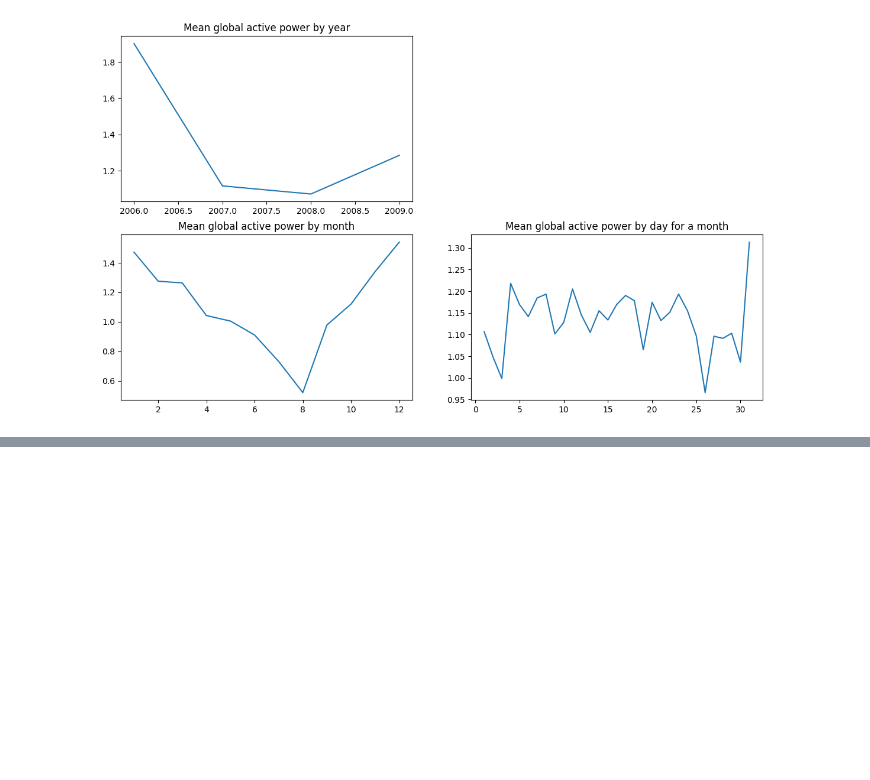
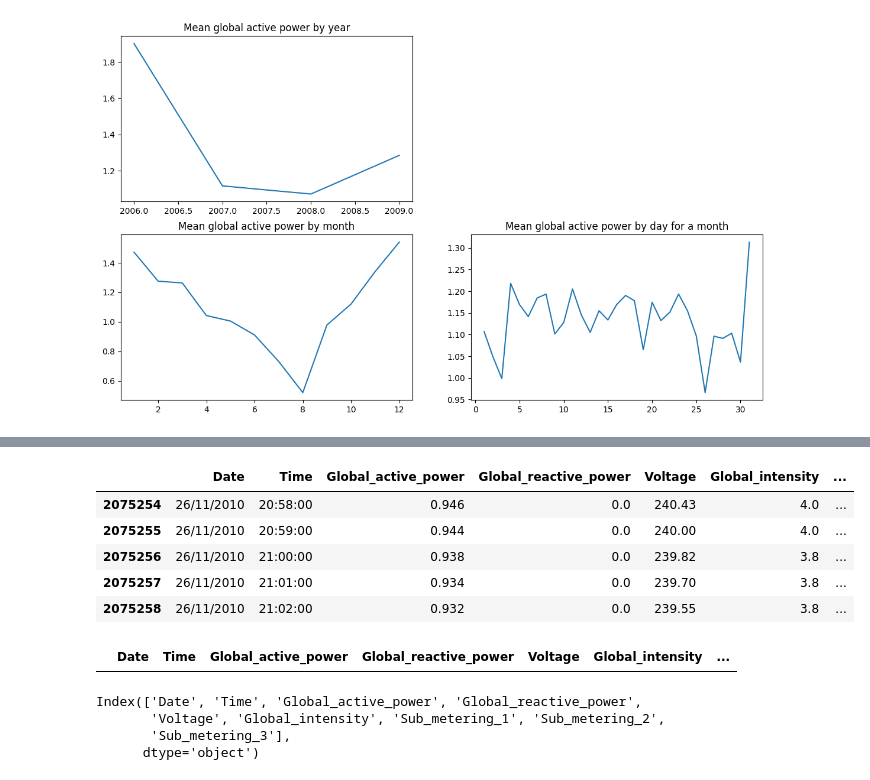
Before and after one commit to Sridevimesala/Energy_Prediction-, a Jupyter notebook: Energy_Predicition.ipynb, the cells around one changed output, grey strips where cells are left out. Drawn from its saved outputs; the diff is of its cells as text; code cells hidden in the pictures; blank space fills up the shorter version.

```diff
--- a/Energy_Predicition.ipynb
+++ b/Energy_Predicition.ipynb
@@ -470,0 +502,9 @@ y = df['Global_active_power'] # output
+# %%
+df.tail()
+# %% [output]
+|  | Date | Time | Global_active_power | Global_reactive_power | Voltage | Global_intensity | ... |
+| 2075254 | 26/11/2010 | 20:58:00 | 0.946 | 0.0 | 240.43 | 4.0 | ... |
+| 2075255 | 26/11/2010 | 20:59:00 | 0.944 | 0.0 | 240.00 | 4.0 | ... |
+| 2075256 | 26/11/2010 | 21:00:00 | 0.938 | 0.0 | 239.82 | 3.8 | ... |
+| 2075257 | 26/11/2010 | 21:01:00 | 0.934 | 0.0 | 239.70 | 3.8 | ... |
+| 2075258 | 26/11/2010 | 21:02:00 | 0.932 | 0.0 | 239.55 | 3.8 | ... |
@@ -470,0 +513,11 @@ y = df['Global_active_power'] # output
+# %%
+null_rows
+# %% [output]
+|  | Date | Time | Global_active_power | Global_reactive_power | Voltage | Global_intensity | ... |
+# %%
+df.columns
+# %% [output]
+Index(['Date', 'Time', 'Global_active_power', 'Global_reactive_power',
+       'Voltage', 'Global_intensity', 'Sub_metering_1', 'Sub_metering_2',
+       'Sub_metering_3'],
+      dtype='object')
```
Also changed, not shown: parts of 21 cells of this notebook.
